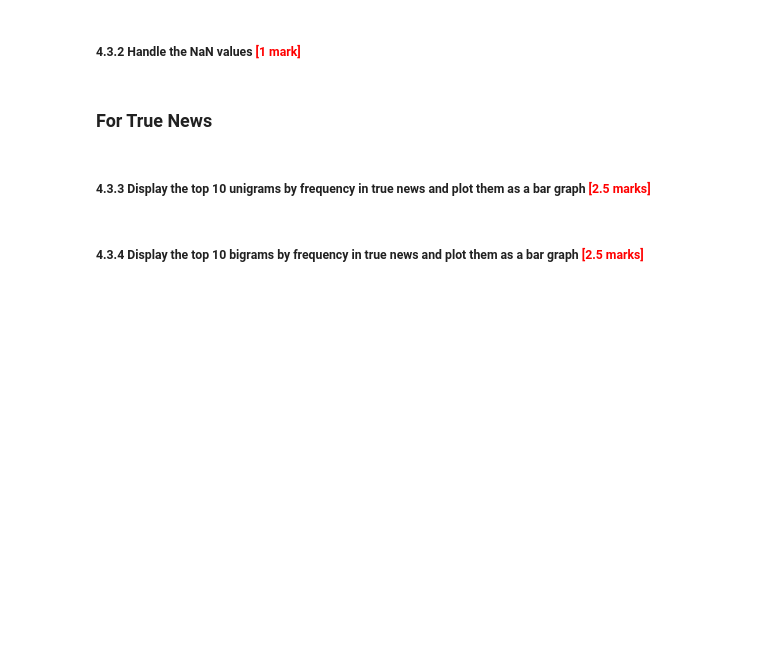
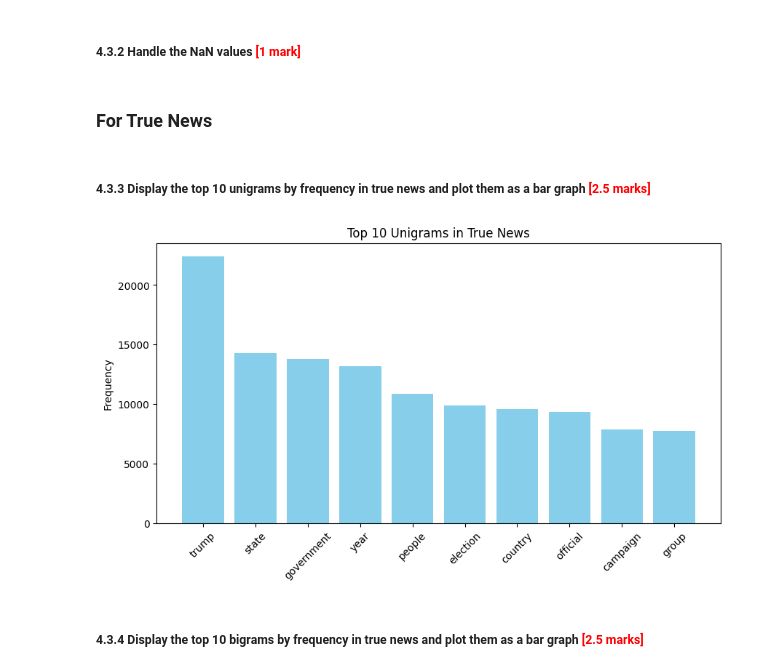
Before and after one commit to Rahul21388/Fake-News-Detection, a Jupyter notebook: Fake_News_Detection_Starter.ipynb, the cells around one changed output. Drawn from its saved outputs; the diff is of its cells as text; code cells hidden in the pictures; blank space fills up the shorter version.

```diff
--- a/Fake_News_Detection_Starter.ipynb
+++ b/Fake_News_Detection_Starter.ipynb
@@ -646,13 +563,38 @@ Perform EDA on cleaned and preprocessed texts to get familiar with the training
+# %%
+# Write a function to get the specified top n-grams
+from sklearn.feature_extraction.text import CountVectorizer
+from collections import Counter
+
+def get_top_ngrams(text_series, ngram_range=(1, 1), n=20):
+    vectorizer = CountVectorizer(ngram_range=ngram_range)
+    X = vectorizer.fit_transform(text_series.dropna().astype(str))
+    ngram_counts = X.sum(axis=0)
+    ngram_freq = [(word, ngram_counts[0, idx]) for word, idx in vectorizer.vocabulary_.items()]
+    sorted_ngrams = sorted(ngram_freq, key=lambda x: x[1], reverse=True)
+    return sorted_ngrams[:n]
 # %% [markdown]
 ##### 4.3.2 Handle the NaN values  <font color = red>[1 mark]</font> <br>
 # %%
 # Handle NaN values in the text data
+train_df['lemmatized_text'] = train_df['lemmatized_text'].fillna('')
 # %% [markdown]
 ### For True News
 # %% [markdown]
 ##### 4.3.3 Display the top 10 unigrams by frequency in true news and plot them as a bar graph  <font color = red>[2.5 marks]</font> <br>
 # %%
 # Print the top 10 unigrams by frequency in true news and plot the same using a bar graph
+true_unigrams = get_top_ngrams(train_df[train_df['news_label'] == 1]['lemmatized_text'], ngram_range=(1, 1), n=10)
+
+# Plotting
+unigrams, freqs = zip(*true_unigrams)
+plt.figure(figsize=(10, 5))
+plt.bar(unigrams, freqs, color='skyblue')
+plt.title('Top 10 Unigrams in True News')
+plt.xticks(rotation=45)
+plt.ylabel('Frequency')
+plt.show()
+# %% [output]
+[figure, added]
 # %% [markdown]
 ##### 4.3.4 Display the top 10 bigrams by frequency in true news and plot them as a bar graph  <font color = red>[2.5 marks]</font> <br>
 # %%
```
Also changed, not shown: parts of 57 cells of this notebook.
